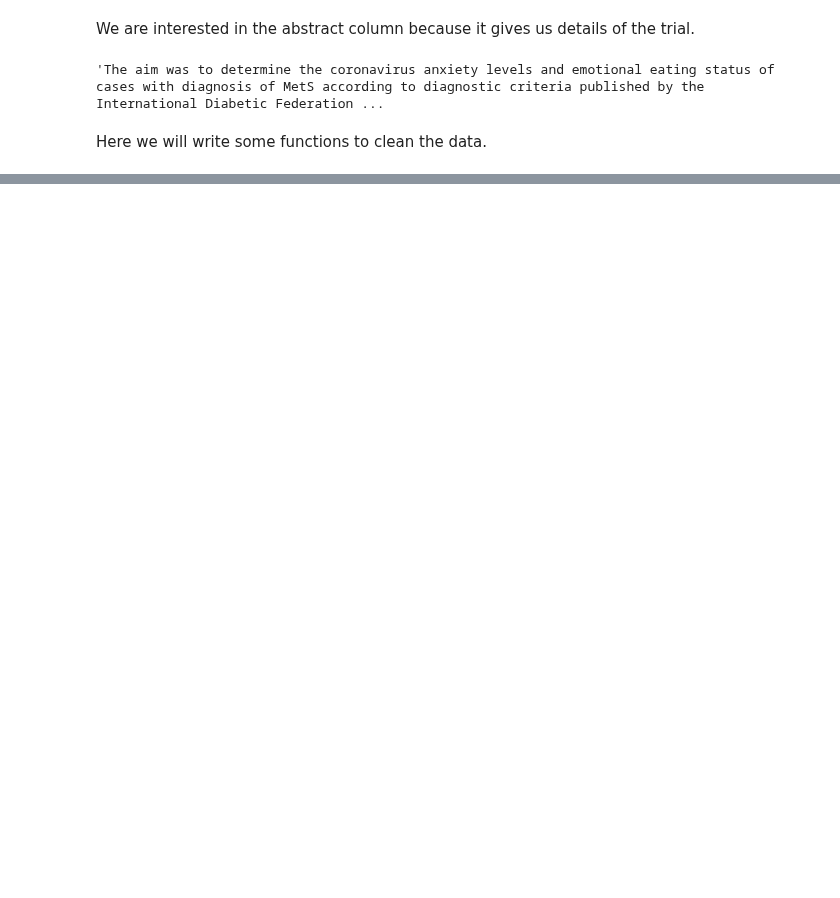
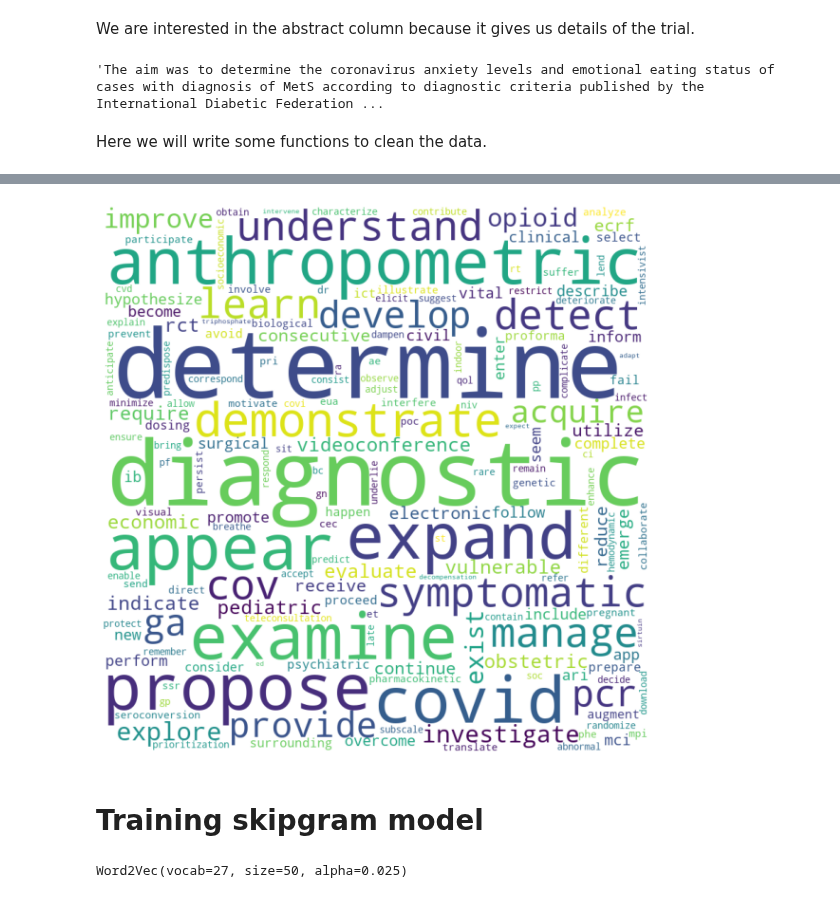
Before and after one commit to Uzmamushtaque/Projects-in-Machine-Learning-and-AI, a Jupyter notebook: HealthcareData.ipynb, the cells around one changed output, grey strips where cells are left out. Drawn from its saved outputs; the diff is of its cells as text; code cells hidden in the pictures; blank space fills up the shorter version.

```diff
--- a/HealthcareData.ipynb
+++ b/HealthcareData.ipynb
@@ -161,0 +166,8 @@ df.head()
+# %%
+#Applying preprocessing and removing '\n' character
+# Including title column in the analysis
+for i in range(df.shape[0]):
+    df['Title'][i]=preprocessing(str(df['Title'][i]))
+for text in df.Title:
+
+    text=text.replace('\n',' ')
@@ -161,0 +176,8 @@ df.head()
+# %%
+from collections import Counter
+cnt = Counter()
+for text in df["Abstract"].values:
+    for word in text.split():
+        cnt[word] += 1
+
+cnt.most_common(10)  #top 10 common words
@@ -161,0 +201,41 @@ df.head()
+# %%
+#Final word cloud after all the cleaning and pre-processing
+from wordcloud import WordCloud
+from textwrap import wrap
+import matplotlib.pyplot as plt
+from wordcloud import WordCloud, STOPWORDS
+#comment_words = ' '
+stopwords = set(STOPWORDS)
+from pandas.core.common import flatten
+
+# iterate through the csv file
+
+
+comment_words=flatten(cnt)
+comment_words=' '.join(comment_words)
+
+
+wordcloud = WordCloud(width = 800, height = 800,
+            background_color ='white',
+            stopwords = stopwords,
+            min_font_size = 10).generate(comment_words)
+
+# plot the WordCloud image
+plt.figure(figsize = (8, 8), facecolor = None)
+plt.imshow(wordcloud)
+plt.axis("off")
+plt.tight_layout(pad = 0)
+
+plt.show()
+# %% [output]
+[figure, added]
+# %% [markdown]
+# Training skipgram model
+# %%
+# training the model
+
+skipgram = Word2Vec(comment_words, size =50, window = 3, min_count=2,sg = 1)
+print(skipgram)
+skipgram.save('skipgramx1.bin')
+# %% [output]
+Word2Vec(vocab=27, size=50, alpha=0.025)
```
Also changed, not shown: parts of 4 cells of this notebook.
